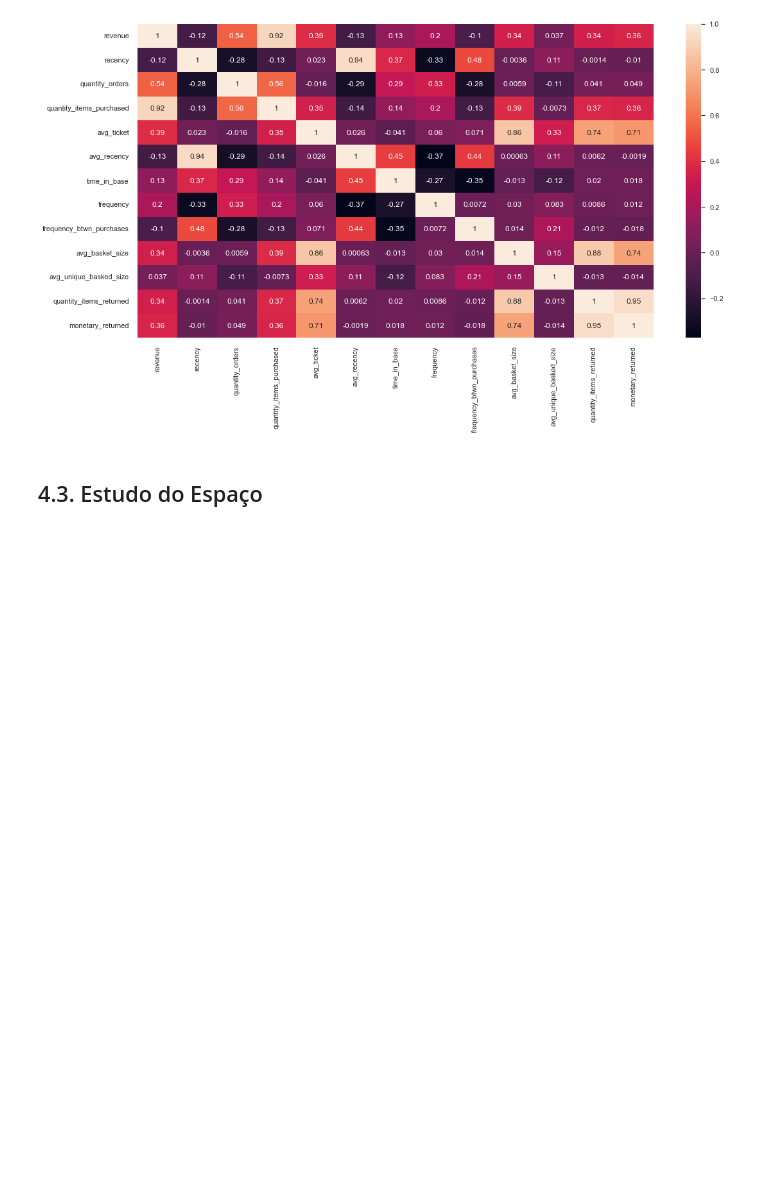
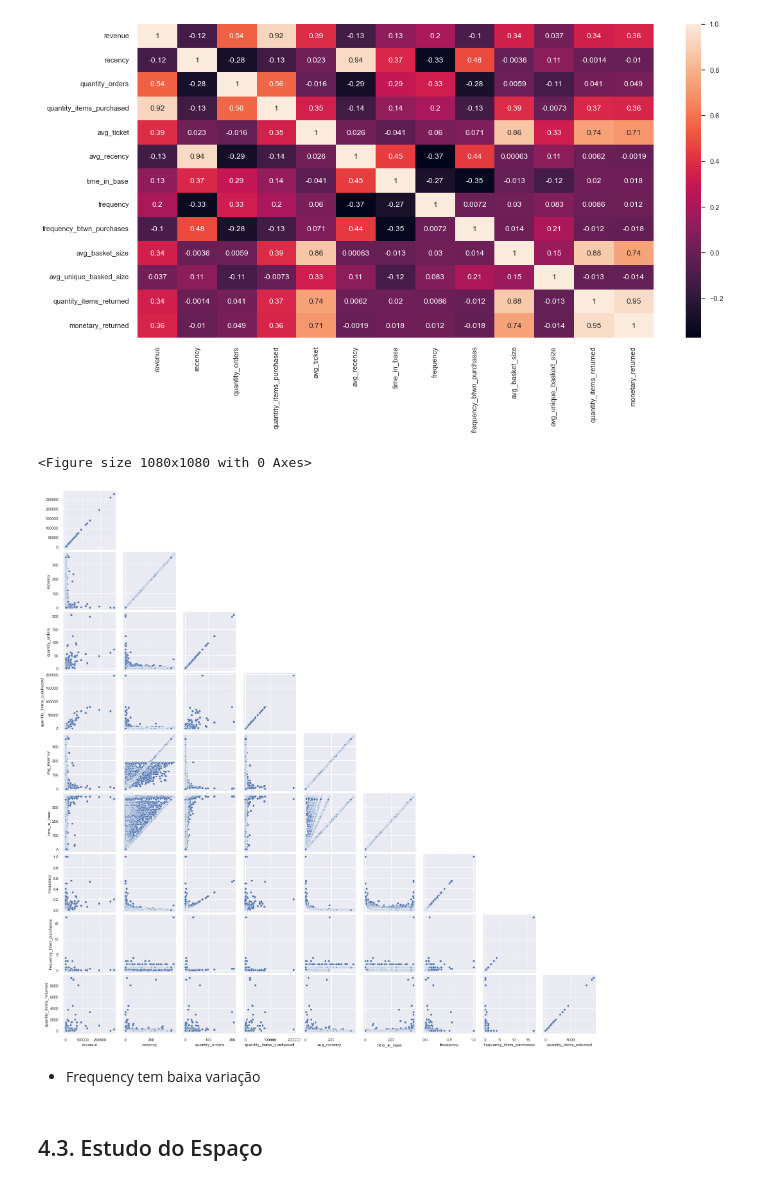
Before and after one commit to miguelzph/clustering_clients, a Jupyter notebook: notebooks/c07_loyalty_program_models_performance.ipynb, the cells around one changed output. Saved outputs shown, nothing was run; the diff lists cells and outputs as text; code cells hidden in the pictures; blank space fills up the shorter version.

```diff
--- a/notebooks/c07_loyalty_program_models_performance.ipynb
+++ b/notebooks/c07_loyalty_program_models_performance.ipynb
@@ -661,3 +698,15 @@ plt.show()
+# %%
+df4 = pd.read_pickle('../datasets/intermediary_data_df4.pkl')
+df_pairplot = df4.drop(columns=['customer_id', 'avg_ticket', 'avg_basket_size', 'avg_unique_basked_size', 'monetary_returned'])
+
+plt.figure(figsize=(15,15))
+sns.pairplot(df_pairplot, corner=True, diag_kind=None)
+plt.show()
+# %% [output]
+<Figure size 1080x1080 with 0 Axes>
+[figure, added]
+# %% [markdown]
+- Frequency tem baixa variação
 # %% [markdown]
 ## 4.3. Estudo do Espaço
 # %%
```
Also changed, not shown: parts of 47 cells of this notebook, 2 other files.
